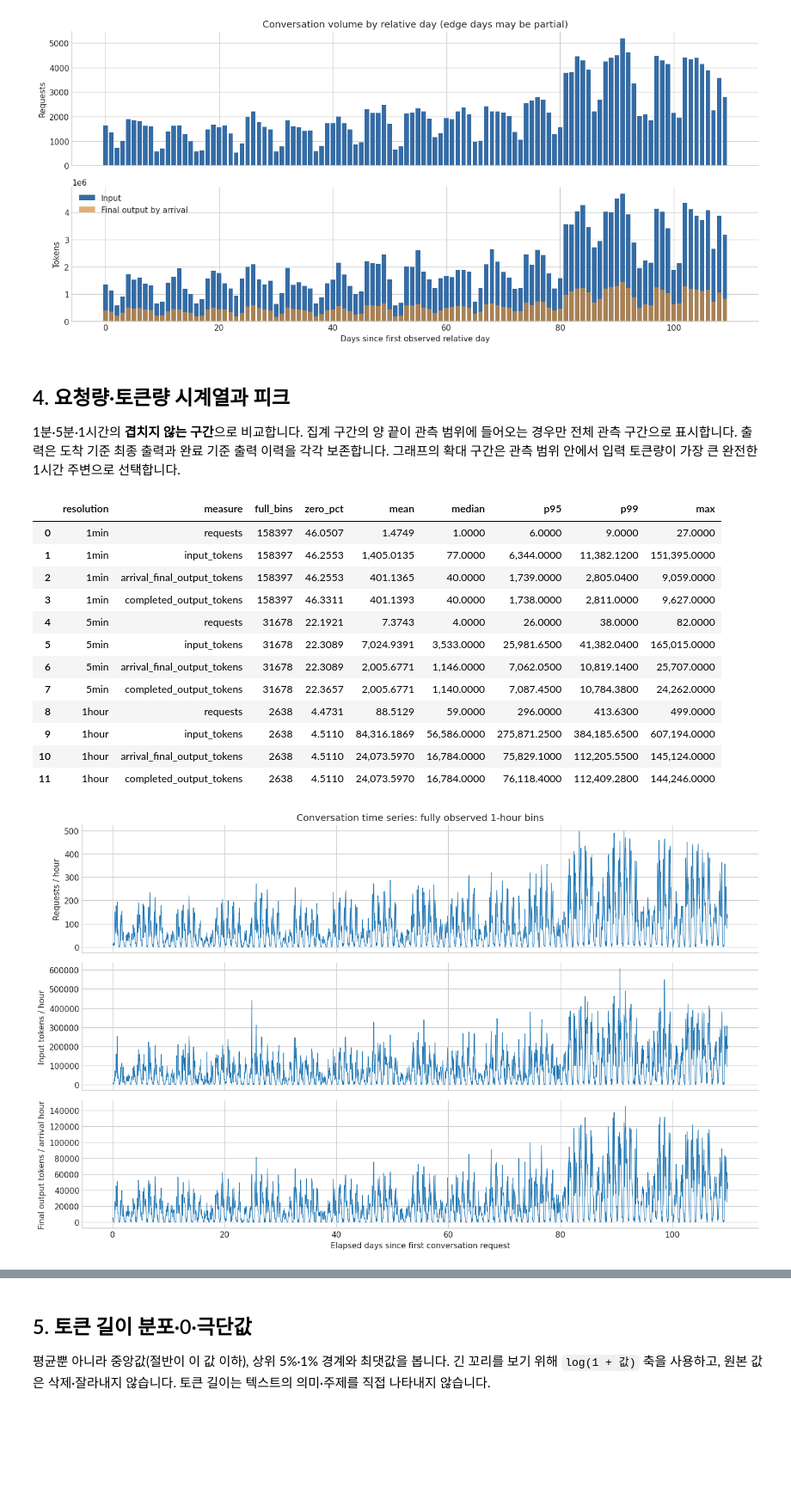
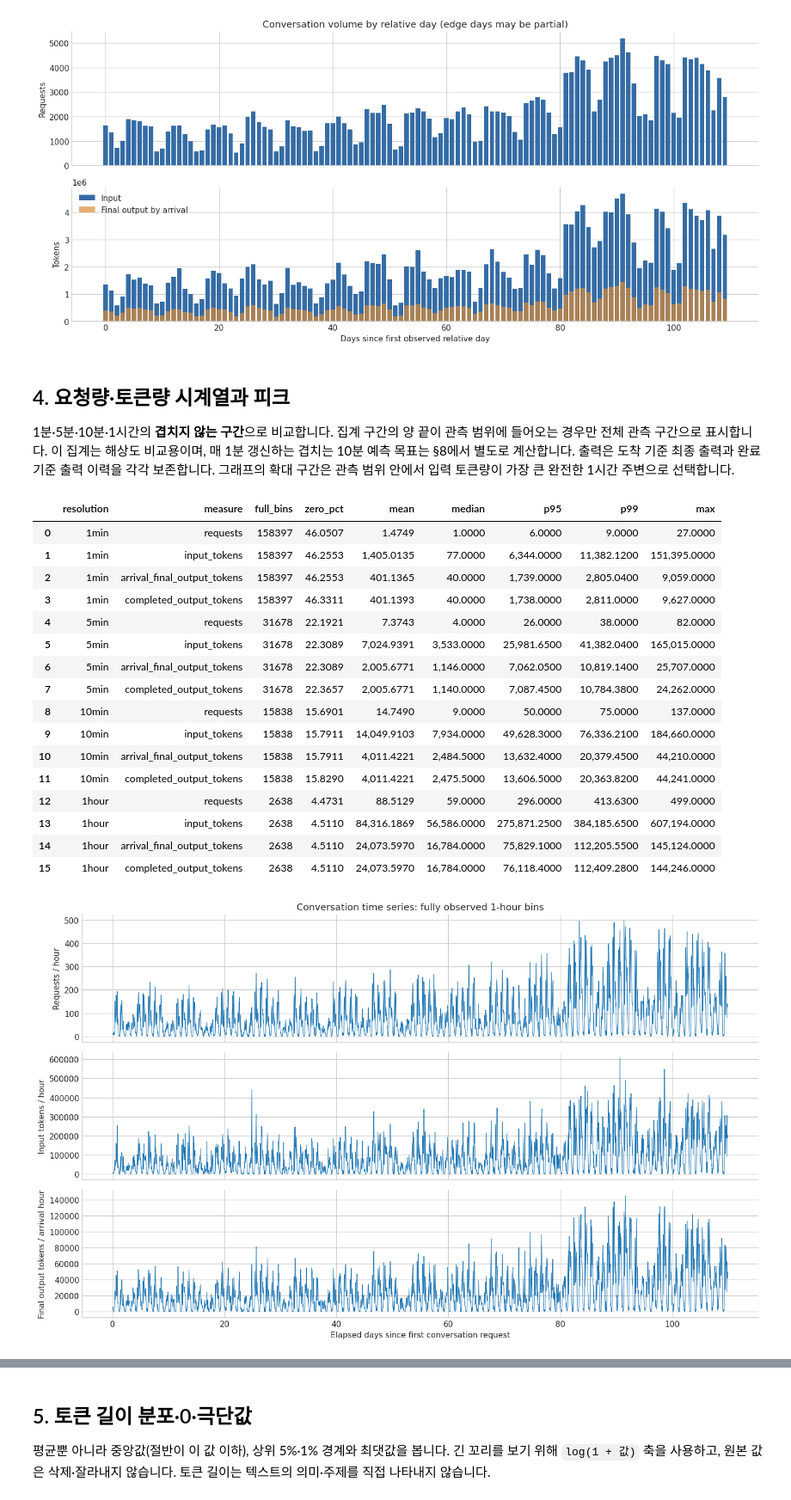
Before and after one commit to jongrionro-debug/TS_-, a Jupyter notebook: eda/eda.ipynb, the cells around one changed output, grey strips where cells are left out. Shown at 86% size. Saved outputs shown, nothing was run; the diff lists cells and outputs as text; code cells hidden in the pictures; blank space fills up the shorter version.

```diff
--- a/eda/eda.ipynb
+++ b/eda/eda.ipynb
@@ -302,14 +316,15 @@ save_fig(fig, '03_daily_coverage')
 # %% [markdown]
 ## 4. 요청량·토큰량 시계열과 피크
 
-1분·5분·1시간의 **겹치지 않는 구간**으로 비교합니다. 집계 구간의 양 끝이 관측 범위에 들어오는 경우만 전체 관측 구간으로 표시합니다.
+1분·5분·10분·1시간의 **겹치지 않는 구간**으로 비교합니다. 집계 구간의 양 끝이 관측 범위에 들어오는 경우만 전체 관측 구간으로 표시합니다.
+이 집계는 해상도 비교용이며, 매 1분 갱신하는 겹치는 10분 예측 목표는 §8에서 별도로 계산합니다.
 출력은 도착 기준 최종 출력과 완료 기준 출력 이력을 각각 보존합니다.
 그래프의 확대 구간은 관측 범위 안에서 입력 토큰량이 가장 큰 완전한 1시간 주변으로 선택합니다.
 # %%
 COLS = ['requests', 'input_tokens', 'arrival_final_output_tokens', 'completed_output_tokens']
 aggregates = {}
 resolution_records = []
-for seconds, name in [(60, '1min'), (300, '5min'), (3600, '1hour')]:
+for seconds, name in [(60, '1min'), (300, '5min'), (600, '10min'), (3600, '1hour')]:
     block = minute.groupby(minute['timestamp'] // seconds)[COLS].sum().rename_axis('block_id').reset_index()
     block['timestamp'] = block['block_id'] * seconds
     block['full_observation'] = block['timestamp'].ge(amin) & (block['timestamp'] + seconds).le(amax)
@@ -329,37 +344,41 @@ for ax, col, label in zip(axes, ['requests', 'input_tokens', 'arrival_final_outp
                          ['Requests / hour', 'Input tokens / hour', 'Final output tokens / arrival hour']):
     ax.plot(x, hourly[col], linewidth=.7)
     ax.set(ylabel=label)
 axes[-1].set_xlabel('Elapsed days since first conversation request')
 axes[0].set_title('Conversation time series: fully observed 1-hour bins')
 save_fig(fig, '04_hourly_timeseries')
 
 peak_hour = float(hourly.loc[hourly['input_tokens'].idxmax(), 'timestamp'])
 zoom = minute.loc[minute['timestamp'].between(peak_hour - 12 * 3600, peak_hour + 12 * 3600)].copy()
 fig, axes = plt.subplots(2, 1, figsize=(13, 6), sharex=True)
 zx = (zoom['timestamp'] - peak_hour) / 3600
 axes[0].plot(zx, zoom['requests'], linewidth=.8)
 axes[0].set(ylabel='Requests / minute', title='24-hour view around the largest full-hour input volume')
 axes[1].plot(zx, zoom['input_tokens'], label='Input', linewidth=.8)
 axes[1].plot(zx, zoom['arrival_final_output_tokens'], label='Final output by arrival', linewidth=.8)
 axes[1].set(xlabel='Hours relative to peak-hour start', ylabel='Tokens / minute'); axes[1].legend()
 save_fig(fig, '04_peak_zoom')
 peaks = hourly.nlargest(10, 'input_tokens').copy()
 peaks['elapsed_days'] = (peaks['timestamp'] - amin) / 86400
 save_table(peaks, '04_top_input_hours', rows=10)
 # %% [output]
 |  | resolution | measure | full_bins | zero_pct | mean | median | p95 | p99 | max |
 | 0 | 1min | requests | 158397 | 46.0507 | 1.4749 | 1.0000 | 6.0000 | 9.0000 | 27.0000 |
 | 1 | 1min | input_tokens | 158397 | 46.2553 | 1,405.0135 | 77.0000 | 6,344.0000 | 11,382.1200 | 151,395.0000 |
 | 2 | 1min | arrival_final_output_tokens | 158397 | 46.2553 | 401.1365 | 40.0000 | 1,739.0000 | 2,805.0400 | 9,059.0000 |
 | 3 | 1min | completed_output_tokens | 158397 | 46.3311 | 401.1393 | 40.0000 | 1,738.0000 | 2,811.0000 | 9,627.0000 |
 | 4 | 5min | requests | 31678 | 22.1921 | 7.3743 | 4.0000 | 26.0000 | 38.0000 | 82.0000 |
 | 5 | 5min | input_tokens | 31678 | 22.3089 | 7,024.9391 | 3,533.0000 | 25,981.6500 | 41,382.0400 | 165,015.0000 |
 | 6 | 5min | arrival_final_output_tokens | 31678 | 22.3089 | 2,005.6771 | 1,146.0000 | 7,062.0500 | 10,819.1400 | 25,707.0000 |
 | 7 | 5min | completed_output_tokens | 31678 | 22.3657 | 2,005.6771 | 1,140.0000 | 7,087.4500 | 10,784.3800 | 24,262.0000 |
-| 8 | 1hour | requests | 2638 | 4.4731 | 88.5129 | 59.0000 | 296.0000 | 413.6300 | 499.0000 |
-| 9 | 1hour | input_tokens | 2638 | 4.5110 | 84,316.1869 | 56,586.0000 | 275,871.2500 | 384,185.6500 | 607,194.0000 |
-| 10 | 1hour | arrival_final_output_tokens | 2638 | 4.5110 | 24,073.5970 | 16,784.0000 | 75,829.1000 | 112,205.5500 | 145,124.0000 |
-| 11 | 1hour | completed_output_tokens | 2638 | 4.5110 | 24,073.5970 | 16,784.0000 | 76,118.4000 | 112,409.2800 | 144,246.0000 |
+| 8 | 10min | requests | 15838 | 15.6901 | 14.7490 | 9.0000 | 50.0000 | 75.0000 | 137.0000 |
+| 9 | 10min | input_tokens | 15838 | 15.7911 | 14,049.9103 | 7,934.0000 | 49,628.3000 | 76,336.2100 | 184,660.0000 |
+| 10 | 10min | arrival_final_output_tokens | 15838 | 15.7911 | 4,011.4221 | 2,484.5000 | 13,632.4000 | 20,379.4500 | 44,210.0000 |
+| 11 | 10min | completed_output_tokens | 15838 | 15.8290 | 4,011.4221 | 2,475.5000 | 13,606.5000 | 20,363.8200 | 44,241.0000 |
+| 12 | 1hour | requests | 2638 | 4.4731 | 88.5129 | 59.0000 | 296.0000 | 413.6300 | 499.0000 |
+| 13 | 1hour | input_tokens | 2638 | 4.5110 | 84,316.1869 | 56,586.0000 | 275,871.2500 | 384,185.6500 | 607,194.0000 |
+| 14 | 1hour | arrival_final_output_tokens | 2638 | 4.5110 | 24,073.5970 | 16,784.0000 | 75,829.1000 | 112,205.5500 | 145,124.0000 |
+| 15 | 1hour | completed_output_tokens | 2638 | 4.5110 | 24,073.5970 | 16,784.0000 | 76,118.4000 | 112,409.2800 | 144,246.0000 |
 [figure]
 [figure]
 |  | block_id | requests | input_tokens | arrival_final_output_tokens | completed_output_tokens | timestamp | ... |
```
Also changed, not shown: parts of 6 cells of this notebook, 38 other files.
